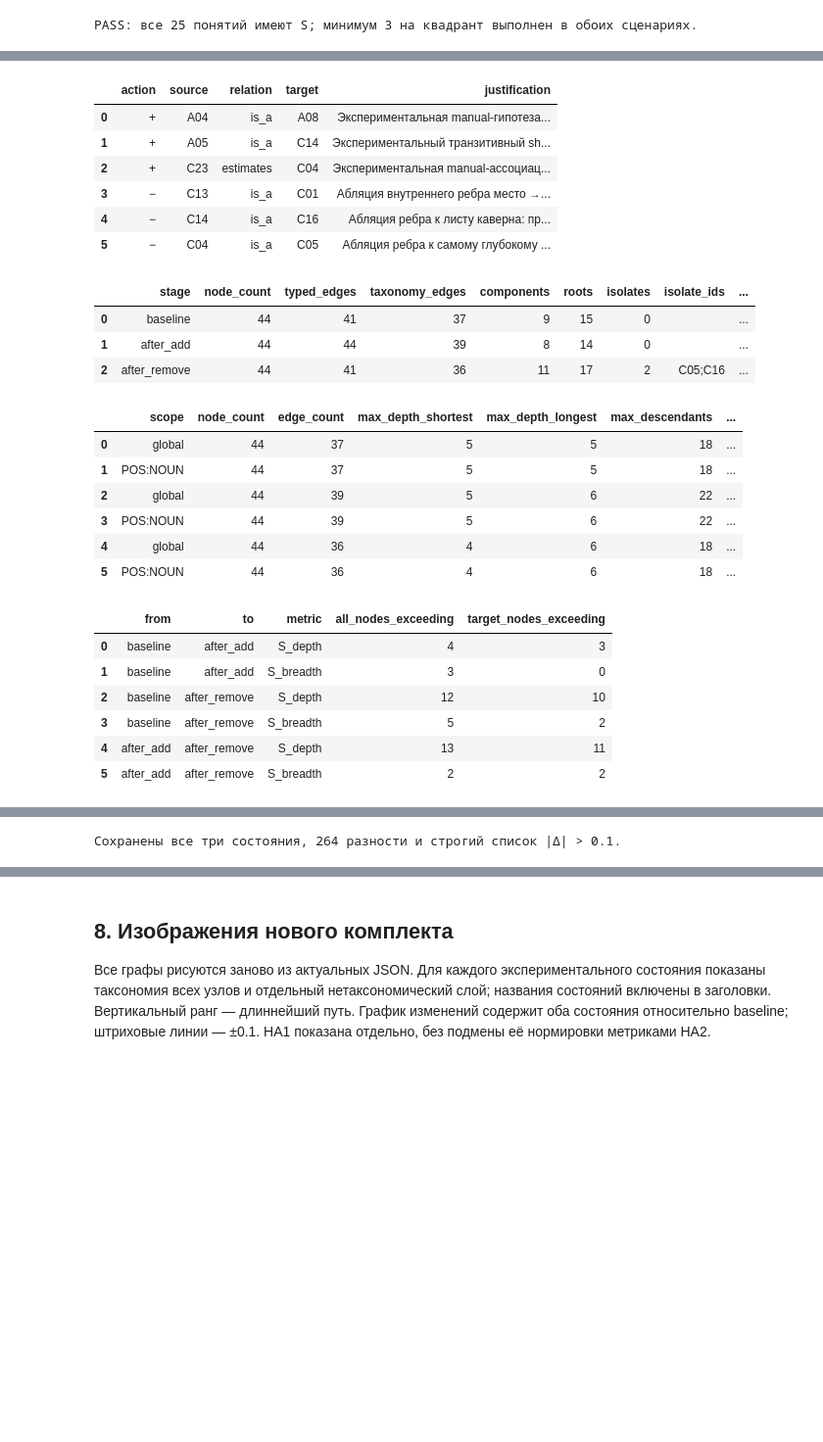
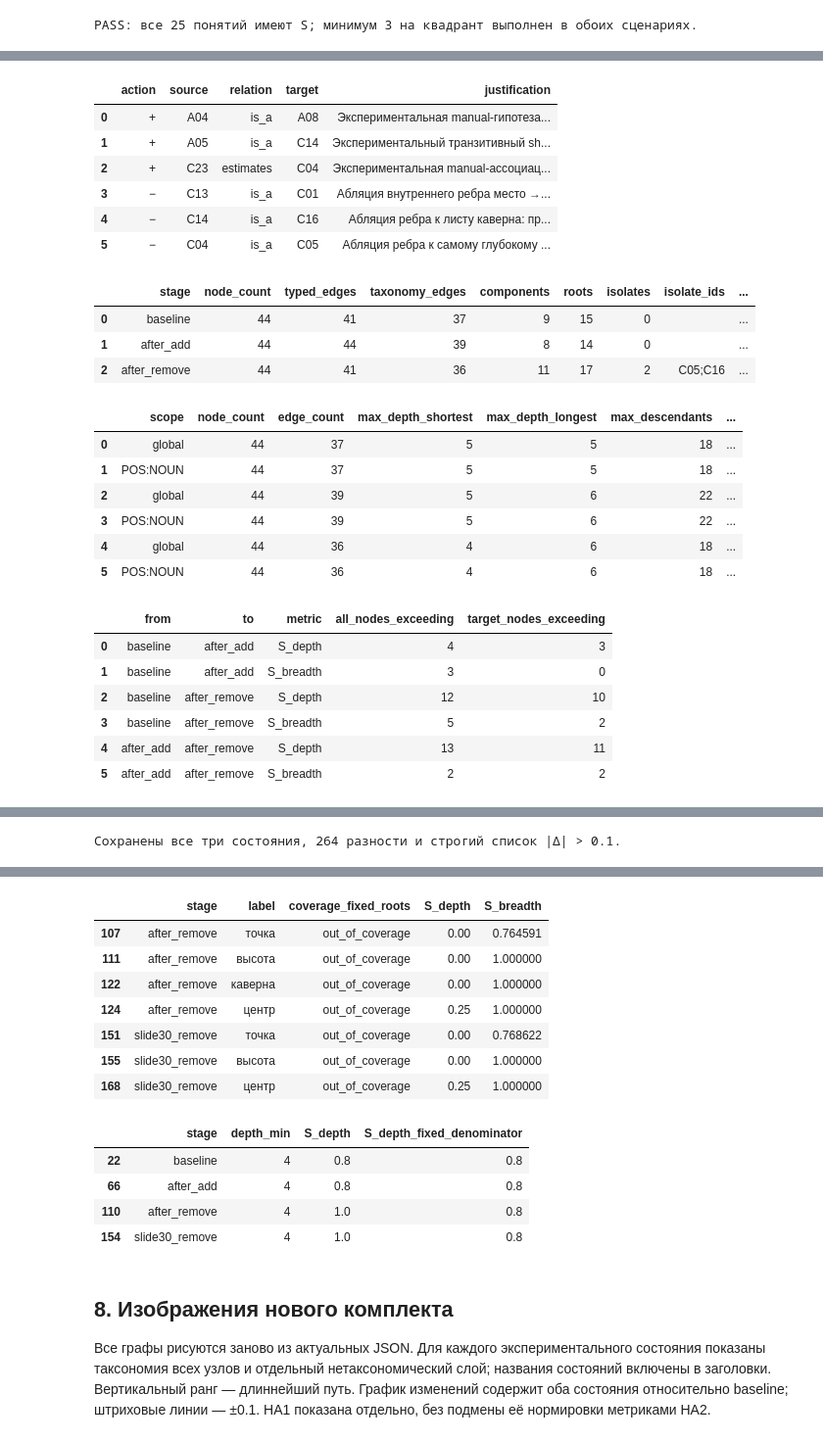
Before and after one commit to noriginalno/embodied-ai-coolest-group, a Jupyter notebook: HomeAssignment/HA2/HA2_Semantic_Network.ipynb, the cells around one changed output, grey strips where cells are left out. Shown at 98% size. Saved outputs shown, nothing was run; the diff lists cells and outputs as text; code cells hidden in the pictures; blank space fills up the shorter version.

Commit message:
Compare fixed-root coverage and both HA2 deletion scenarios

```diff
--- a/HomeAssignment/HA2/HA2_Semantic_Network.ipynb
+++ b/HomeAssignment/HA2/HA2_Semantic_Network.ipynb
@@ -349,6 +351,16 @@ for state in ('baseline', 'after_add', 'after_remove'):
 display(pd.concat(routes)[['state', 'node_id', 'label', 'parent_ids', 'root_ids',
                            'depth_min', 'depth_max', 'S_depth_range_min', 'S_depth_range_max']].round(4))
 print('Сохранены все три состояния, 264 разности и строгий список |Δ| > 0.1.')
+
+# Compare the same graph before branching into the two deletion scenarios.
+from role4_slide30 import run as slide30
+slide30(DATA_DIR)
+audit = pd.read_csv(DATA_DIR / 'results/slide30/coverage_audit.csv')
+display(audit[audit.node_id.eq('C14')][['stage','depth_min','depth_max','S_depth',
+    'max_depth_shortest','S_depth_range_min','S_depth_range_max','max_depth_longest']])
+display(audit[audit.stage.str.contains('remove') & ~audit.reachable_from_pre_deletion_roots][
+    ['stage','label','coverage_fixed_roots','S_depth','S_breadth']])
+display(audit[audit.node_id.eq('C04')][['stage','depth_min','S_depth','S_depth_fixed_denominator']])
 # %% [output]
 |  | action | source | relation | target | justification |
 | 0 | + | A04 | is_a | A08 | Экспериментальная manual-гипотеза... |
@@ -413,3 +430,16 @@ print('Сохранены все три состояния, 264 разности
+|  | stage | label | coverage_fixed_roots | S_depth | S_breadth |
+| 107 | after_remove | точка | out_of_coverage | 0.00 | 0.764591 |
+| 111 | after_remove | высота | out_of_coverage | 0.00 | 1.000000 |
+| 122 | after_remove | каверна | out_of_coverage | 0.00 | 1.000000 |
+| 124 | after_remove | центр | out_of_coverage | 0.25 | 1.000000 |
+| 151 | slide30_remove | точка | out_of_coverage | 0.00 | 0.768622 |
+| 155 | slide30_remove | высота | out_of_coverage | 0.00 | 1.000000 |
+| 168 | slide30_remove | центр | out_of_coverage | 0.25 | 1.000000 |
+|  | stage | depth_min | S_depth | S_depth_fixed_denominator |
+| 22 | baseline | 4 | 0.8 | 0.8 |
+| 66 | after_add | 4 | 0.8 | 0.8 |
+| 110 | after_remove | 4 | 1.0 | 0.8 |
+| 154 | slide30_remove | 4 | 1.0 | 0.8 |
 # %% [markdown]
 ## 8. Изображения нового комплекта
 
```
Also changed, not shown: parts of 3 cells of this notebook, 7 other files.
